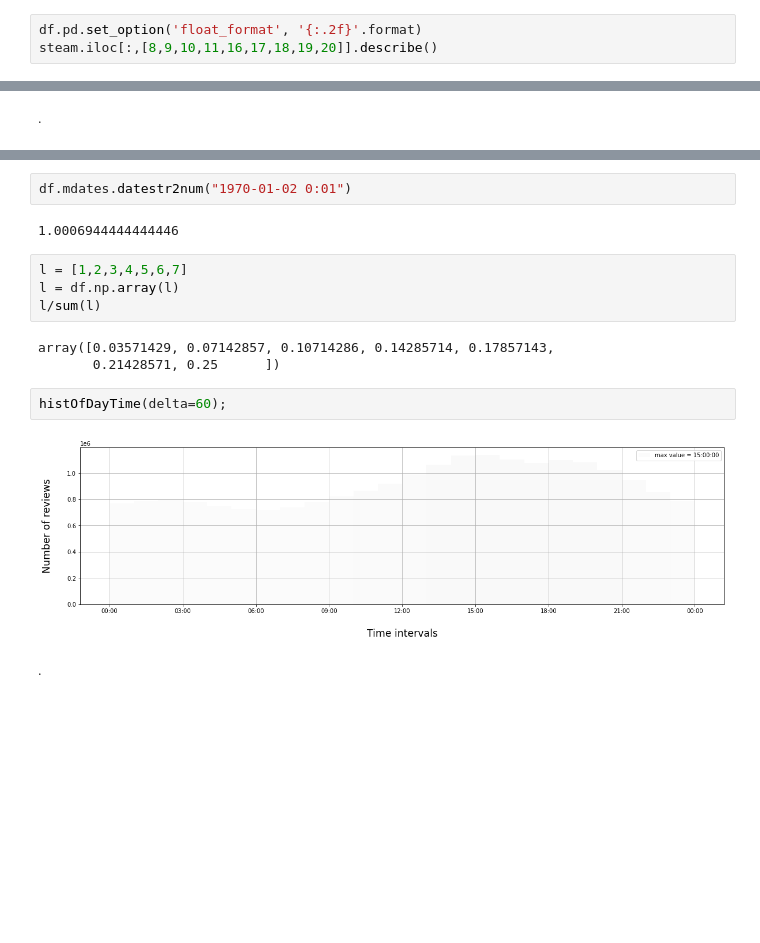
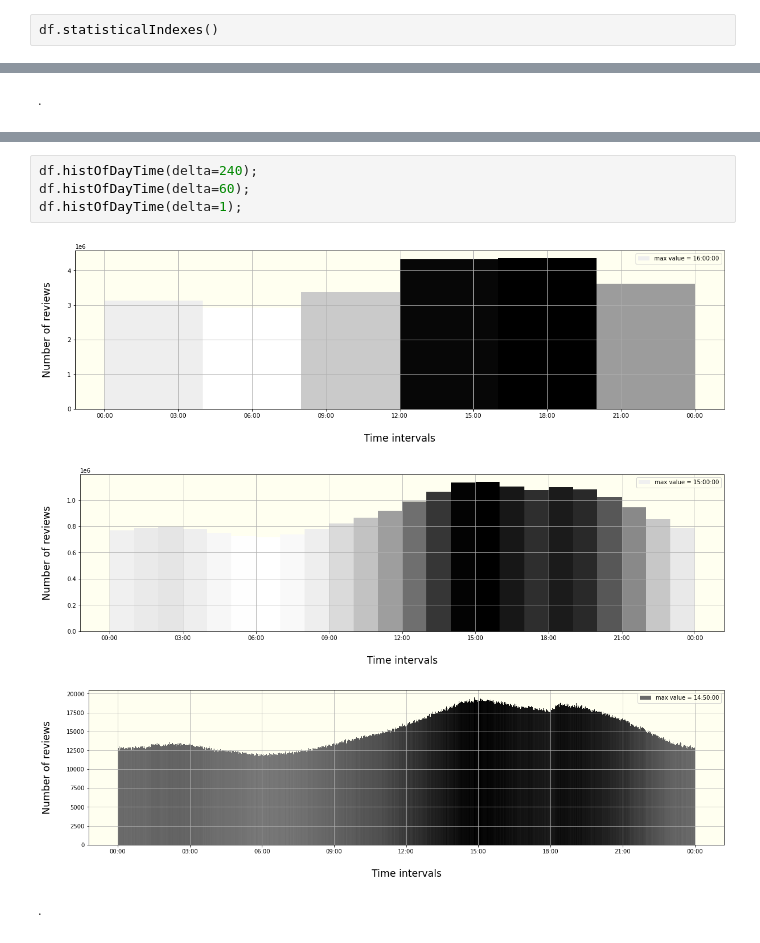
Before and after one commit to Requiem98/ADM-HW2, a Jupyter notebook: main.ipynb, the cells around one changed output, grey strips where cells are left out. Saved outputs shown, nothing was run; the diff lists cells and outputs as text; blank space fills up the shorter version.

```diff
--- a/main.ipynb
+++ b/main.ipynb
@@ -58,8 +62,7 @@ Before passing over another important aspect to notice is the presence of null v
 # %% [markdown]
 The next step is to study the distribution of quantitative variables. Here we can find some statistical indices that are used to undestand the main characteristics of our variables.
 # %%
-df.pd.set_option('float_format', '{:.2f}'.format)
-steam.iloc[:,[8,9,10,11,16,17,18,19,20]].describe()
+df.statisticalIndexes()
 # %% [output]
 |  | votes_helpful | votes_funny | weighted_vote_score | comment_count | author.num_games_owned | ... |
 | count | 21747371.00 | 21747371.00 | 21747371.00 | 21747371.00 | 21747371.00 | ... |
@@ -290,18 +250,11 @@ def histOfDayTime(delta):
-# %%
-df.mdates.datestr2num("1970-01-02 0:01")
-# %% [output]
-1.0006944444444446
-# %%
-l = [1,2,3,4,5,6,7]
-l = df.np.array(l)
-l/sum(l)
-# %% [output]
-array([0.03571429, 0.07142857, 0.10714286, 0.14285714, 0.17857143,
-       0.21428571, 0.25      ])
 # %%
-histOfDayTime(delta=60);
+df.histOfDayTime(delta=240);
+df.histOfDayTime(delta=60);
+df.histOfDayTime(delta=1);
 # %% [output]
-[figure, old version]
+[figure, new version]
+[figure, added]
+[figure, added]
 # %% [markdown]
 .
 # %% [markdown]
```
Also changed, not shown: parts of 30 cells of this notebook, 2 other files.
